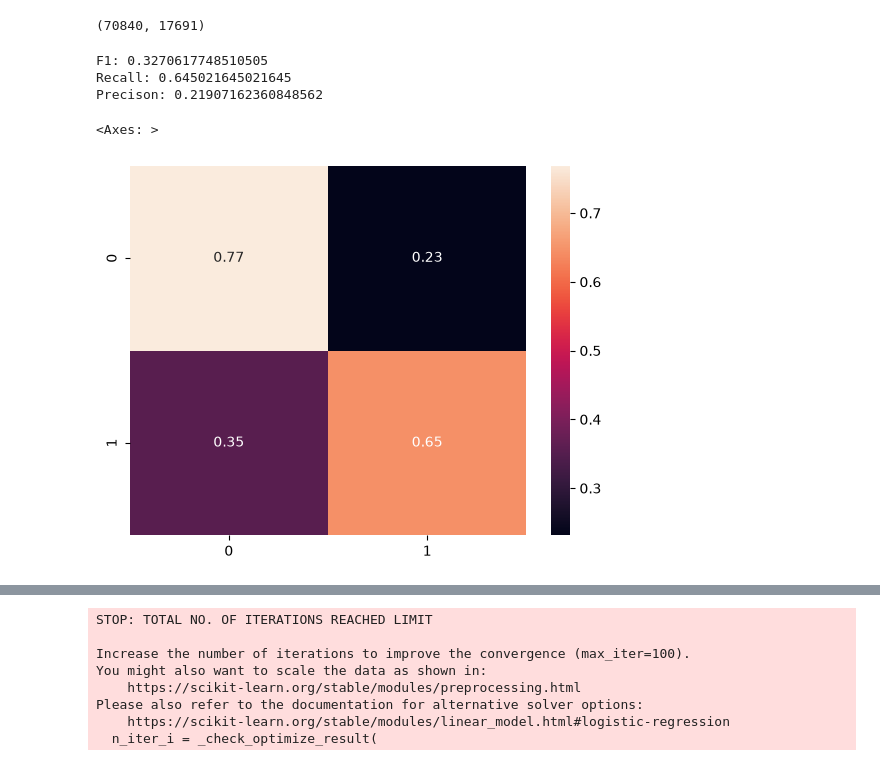
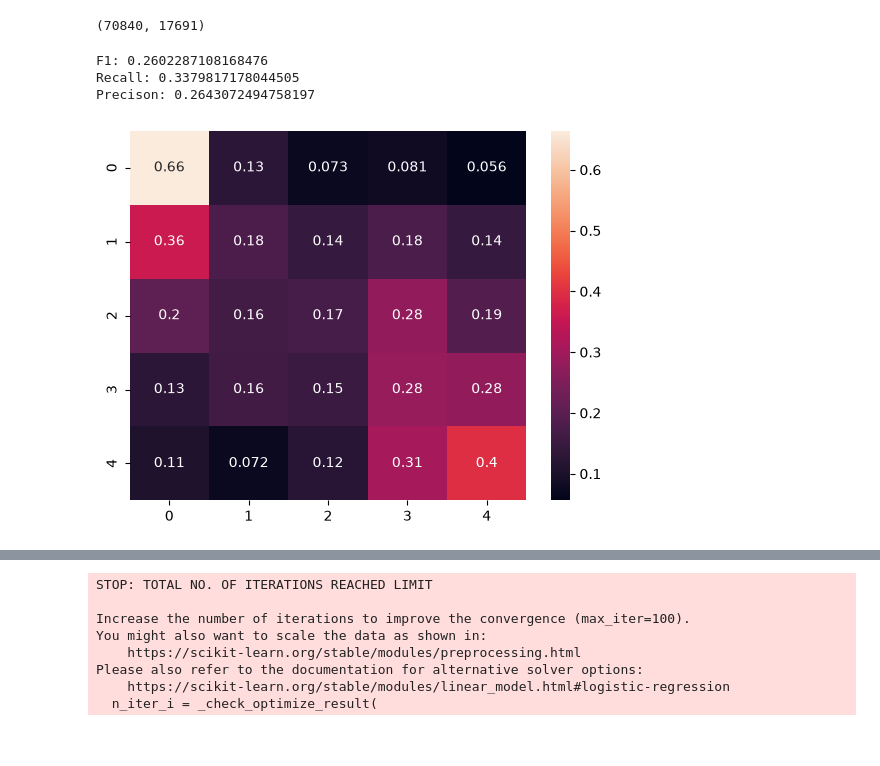
Before and after one commit to toni-cav/Analise_SIICUSP, a Jupyter notebook: exploratorio_depressao_e_sem_depressao.ipynb, the cells around one changed output, grey strips where cells are left out. Saved outputs shown, nothing was run; the diff lists cells and outputs as text; code cells hidden in the pictures.

```diff
--- a/exploratorio_depressao_e_sem_depressao.ipynb
+++ b/exploratorio_depressao_e_sem_depressao.ipynb
@@ -85,6 +85,10 @@ grupos_originais = {
         "N001", "Q00201", "Q03001", "Q060", "Q06306",
         "Q068", "Q074", "Q079", "Q084", "Q088", "Q11006",
     ],
+    "Itens_PHQ-9": [
+        "N010", "N011", "N012", "N013", "N014", "N015",
+        "N016", "N017", "N018",
+    ]
 }
 
 variaveis = []
@@ -797,3 +801,10 @@ display(dados)
 #             cmap="YlGnBu")
 # %% [markdown]
 # Arvore
+# %%
+respostas_phq9 = dados[grupos_originais["Itens_PHQ-9"]]
+
+for coluna in grupos_originais["Itens_PHQ-9"]:
+    respostas_phq9[coluna] = respostas_phq9[coluna].where(respostas_phq9[coluna].between(1, 4))
+
+display(respostas_phq9)
@@ -799,0 +825,12 @@ display(dados)
+# %%
+dados["PHQ-9"] = (respostas_phq9 - 1).sum(axis=1)
+
+dados.loc[respostas_phq9.isna().any(axis=1), "PHQ-9"] = np.nan
+
+dados["PHQ-9"] = pd.cut(
+    dados["PHQ-9"],
+    bins=[-0.1, 4, 9, 14, 19, 27],
+    labels=[0, 1, 2, 3, 4],
+)
+
+display(dados)
@@ -800,5 +851,7 @@ display(dados)
 # %%
 ##Modelagem dos dados
 
-X = dados.drop("Q092", axis=1)
-y = dados["Q092"].replace({2: 0})
+X = dados.drop(columns=["Q092", "PHQ-9", *grupos_originais["Itens_PHQ-9"]])
+y = dados["PHQ-9"]
+
+display(X)
@@ -825,27 +892,30 @@ len(y_train), len(y_test)
 # %%
 from sklearn.tree import DecisionTreeClassifier
 from sklearn.metrics import f1_score, recall_score, precision_score, confusion_matrix
+
+
+def eval(model, X, y_true):
+    y_pred = model.predict(X)
+    print("F1:", f1_score(y_true, y_pred, average='macro'))
+    print("Recall:", recall_score(y_true, y_pred, average='macro'))
+    print("Precison:", precision_score(y_true, y_pred, average='macro'))
+    sns.heatmap(confusion_matrix(y_true, y_pred, normalize='true'), annot=True)
+
 
 dt = DecisionTreeClassifier(
     criterion='entropy',
     max_depth=9,
     splitter='best',
     min_samples_leaf=10,
     min_samples_split=20,
     class_weight='balanced'
 )
 
 dt.fit(X_train, y_train)
 
-y_pred = dt.predict(X_test)
-
-print("F1:", f1_score(y_test, y_pred))
-print("Recall:", recall_score(y_test, y_pred))
-print("Precison:", precision_score(y_test, y_pred))
-sns.heatmap(confusion_matrix(y_test, y_pred, normalize='true'), annot=True)
+eval(dt, X_test, y_test)
 # %% [output]
-F1: 0.3270617748510505
-Recall: 0.645021645021645
-Precison: 0.21907162360848562
+F1: 0.2602287108168476
+Recall: 0.3379817178044505
+Precison: 0.2643072494758197
-<Axes: >
-[figure, old version]
+[figure, new version]
```
Also changed, not shown: parts of 9 cells of this notebook, 1 other file.
